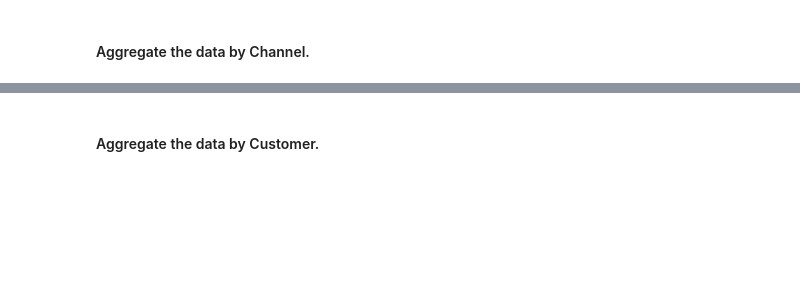
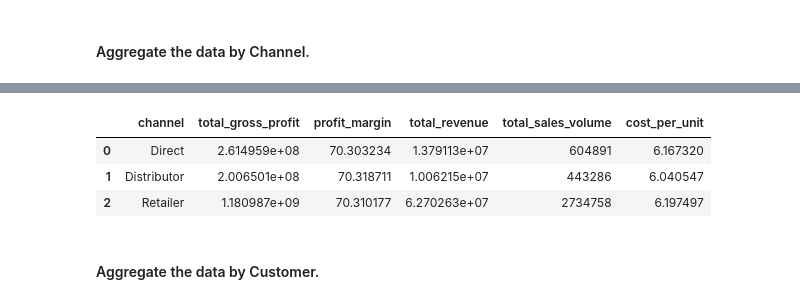
Before and after one commit to CesarChaparro1974/Financial_Analysis_Project, a Jupyter notebook: final_project.ipynb, the cells around one changed output, grey strips where cells are left out. Cells and saved outputs as stored; diff of their text form; code cells hidden in the pictures; blank space fills up the shorter version.

```diff
--- a/final_project.ipynb
+++ b/final_project.ipynb
@@ -904,2 +1037,100 @@ aggregated_channel
+# %%
+# query to aggregate data by channel
+query_channel = """
+WITH gross_profit_calculation AS (
+    SELECT
+        dc.channel,
+        fsm.product_code,
+        fsm.customer_code,
+        fsm.sold_quantity,
+        fgp.gross_price,
+        fmc.manufacturing_cost,
+        (fgp.gross_price - fmc.manufacturing_cost) AS gross_profit_per_unit,
+        (fsm.sold_quantity * (fgp.gross_price - fmc.manufacturing_cost)) AS gross_profit
+    FROM
+        fact_sales_monthly fsm
+    INNER JOIN
+        fact_gross_price fgp ON fsm.product_code = fgp.product_code AND fsm.fiscal_year = fgp.fiscal_year
+    INNER JOIN
+        fact_manufacturing_cost fmc ON fsm.product_code = fmc.product_code AND fsm.fiscal_year = fmc.cost_year
+    INNER JOIN
+        dim_customer dc ON fsm.customer_code = dc.customer_code
+),
+total_revenue AS (
+    SELECT
+        dc.channel,
+        SUM(fsm.sold_quantity * fgp.gross_price) AS total_revenue
+    FROM
+        fact_sales_monthly fsm
+    JOIN
+        fact_gross_price fgp ON fsm.product_code = fgp.product_code AND fsm.fiscal_year = fgp.fiscal_year
+    JOIN
+        dim_customer dc ON fsm.customer_code = dc.customer_code
+    GROUP BY
+        dc.channel
+),
+total_sales_volume AS (
+    SELECT
+        dc.channel,
+        SUM(fsm.sold_quantity) AS total_sales_volume
+    FROM
+        fact_sales_monthly fsm
+    JOIN
+        dim_customer dc ON fsm.customer_code = dc.customer_code
+    GROUP BY
+        dc.channel
+),
+cost_per_unit_calculation AS (
+    SELECT
+        dc.channel,
+        AVG(fmc.manufacturing_cost) AS cost_per_unit
+    FROM
+        fact_sales_monthly fsm
+    INNER JOIN
+        fact_manufacturing_cost fmc ON fsm.product_code = fmc.product_code AND fsm.fiscal_year = fmc.cost_year
+    INNER JOIN
+        dim_customer dc ON fsm.customer_code = dc.customer_code
+    GROUP BY
+        dc.channel
+),
+aggregated_data AS (
+    SELECT
+        gp.channel,
+        SUM(gp.gross_profit) AS total_gross_profit,
+        (SUM(gp.gross_profit) / SUM(fsm.sold_quantity * fgp.gross_price)) * 100 AS profit_margin
+    FROM
+        gross_profit_calculation gp
+    INNER JOIN
+        fact_sales_monthly fsm ON gp.product_code = fsm.product_code AND gp.customer_code = fsm.customer_code
+    INNER JOIN
+        fact_gross_price fgp ON gp.product_code = fgp.product_code AND fsm.fiscal_year = fgp.fiscal_year
+    GROUP BY
+        gp.channel
+)
+SELECT
+    ad.channel,
+    ad.total_gross_profit,
+    ad.profit_margin,
+    tr.total_revenue,
+    tsv.total_sales_volume,
+    cp.cost_per_unit
+FROM
+    aggregated_data ad
+INNER JOIN
+    total_revenue tr ON ad.channel = tr.channel
+INNER JOIN
+    total_sales_volume tsv ON ad.channel = tsv.channel
+INNER JOIN
+    cost_per_unit_calculation cp ON ad.channel = cp.channel
+ORDER BY
+    ad.channel;
+"""
+aggregated_by_channel = pd.read_sql_query(query_channel, con)
+aggregated_by_channel
+# %% [output]
+|  | channel | total_gross_profit | profit_margin | total_revenue | total_sales_volume | cost_per_unit |
+| 0 | Direct | 2.614959e+08 | 70.303234 | 1.379113e+07 | 604891 | 6.167320 |
+| 1 | Distributor | 2.006501e+08 | 70.318711 | 1.006215e+07 | 443286 | 6.040547 |
+| 2 | Retailer | 1.180987e+09 | 70.310177 | 6.270263e+07 | 2734758 | 6.197497 |
 # %% [markdown]
 #### Aggregate the data by Customer.
```
Also changed, not shown: parts of 15 cells of this notebook.
